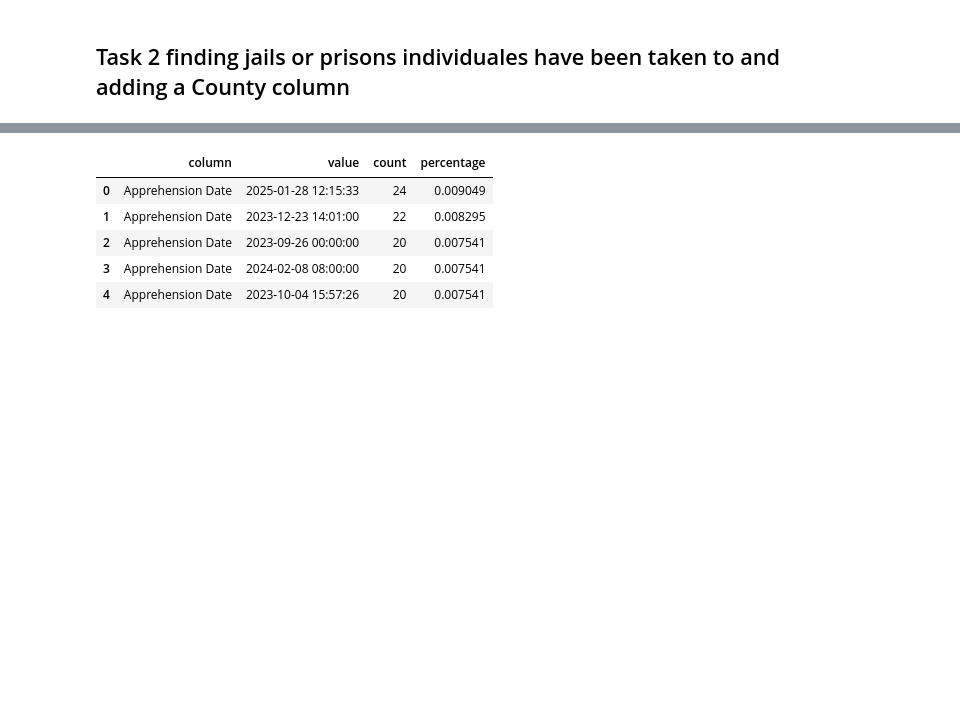
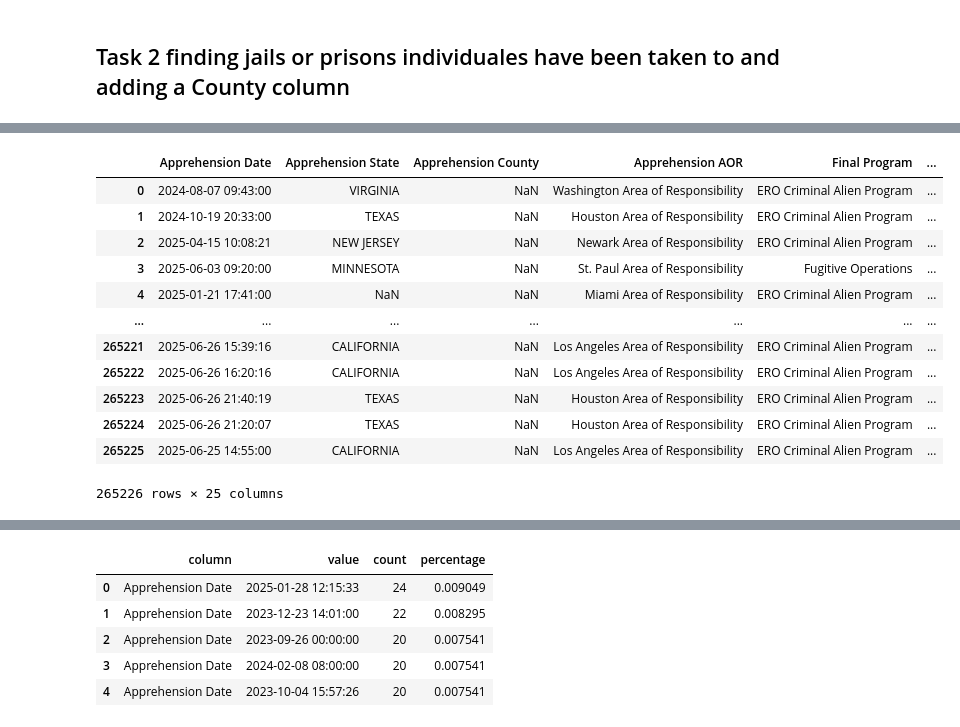
Before and after one commit to GibranMena/lighthouse_ice, a Jupyter notebook: _notebooks/1.0-process-data.ipynb, the cells around one changed output, grey strips where cells are left out. Drawn from its saved outputs; the diff is of its cells as text; code cells hidden in the pictures; blank space fills up the shorter version.

Commit message:
Extracted counties column

```diff
--- a/_notebooks/1.0-process-data.ipynb
+++ b/_notebooks/1.0-process-data.ipynb
@@ -192,3 +325,55 @@ all_freq_df.head()
+# %%
+def extract_cleaned_phrases(text, basis_word="county"):
+    """
+    For each instance of the basis_word (e.g., 'county'), remove unwanted phrases/patterns before it,
+    and extract the cleaned phrase before and including the basis_word.
+    Returns a single string with all such cleaned phrases joined by '; ', or None if nothing found.
+    """
+    if not isinstance(text, str):
+        return None
+
+    unwanted_phrases = [
+        r"fugitive operations",
+        r"fugitive operations on street",
+        r"at large arrest",
+        r"all areas inside",
+        r"cap",
+        r"\b[a-zA-Z]{1,3}\s-\s"
+    ]
+    unwanted_pattern = re.compile("|".join(unwanted_phrases), re.IGNORECASE)
+
+    results = []
+    for match in re.finditer(rf"(.*?\b{basis_word}\b)", text, re.IGNORECASE):
+        phrase = match.group(1)
+        cleaned = unwanted_pattern.sub("", phrase)
+        cleaned = cleaned.strip()
+        if cleaned:
+            results.append(cleaned)
+    if not results:
+        return None
+    return "; ".join(results)
+# %%
+# Apply function to word "county"
+
+df_arrests["county_name"] = df_arrests["Apprehension Site Landmark"].apply(
+    lambda x: extract_cleaned_phrases(x, basis_word="county")
+    )
+# %%
+df_arrests
+# %% [output]
+|  | Apprehension Date | Apprehension State | Apprehension County | Apprehension AOR | Final Program | ... |
+| 0 | 2024-08-07 09:43:00 | VIRGINIA | NaN | Washington Area of Responsibility | ERO Criminal Alien Program | ... |
+| 1 | 2024-10-19 20:33:00 | TEXAS | NaN | Houston Area of Responsibility | ERO Criminal Alien Program | ... |
+| 2 | 2025-04-15 10:08:21 | NEW JERSEY | NaN | Newark Area of Responsibility | ERO Criminal Alien Program | ... |
+| 3 | 2025-06-03 09:20:00 | MINNESOTA | NaN | St. Paul Area of Responsibility | Fugitive Operations | ... |
+| 4 | 2025-01-21 17:41:00 | NaN | NaN | Miami Area of Responsibility | ERO Criminal Alien Program | ... |
+| ... | ... | ... | ... | ... | ... | ... |
+| 265221 | 2025-06-26 15:39:16 | CALIFORNIA | NaN | Los Angeles Area of Responsibility | ERO Criminal Alien Program | ... |
+| 265222 | 2025-06-26 16:20:16 | CALIFORNIA | NaN | Los Angeles Area of Responsibility | ERO Criminal Alien Program | ... |
+| 265223 | 2025-06-26 21:40:19 | TEXAS | NaN | Houston Area of Responsibility | ERO Criminal Alien Program | ... |
+| 265224 | 2025-06-26 21:20:07 | TEXAS | NaN | Houston Area of Responsibility | ERO Criminal Alien Program | ... |
+| 265225 | 2025-06-25 14:55:00 | CALIFORNIA | NaN | Los Angeles Area of Responsibility | ERO Criminal Alien Program | ... |
+265226 rows × 25 columns
 # %%
 df_detentions = pd.read_excel('data/raw/ice_release_jul2025/2025-ICLI-00019_2024-ICFO-39357_ICE Detentions.xlsx', skiprows=6)
 
```
Also changed, not shown: parts of 10 cells of this notebook.
